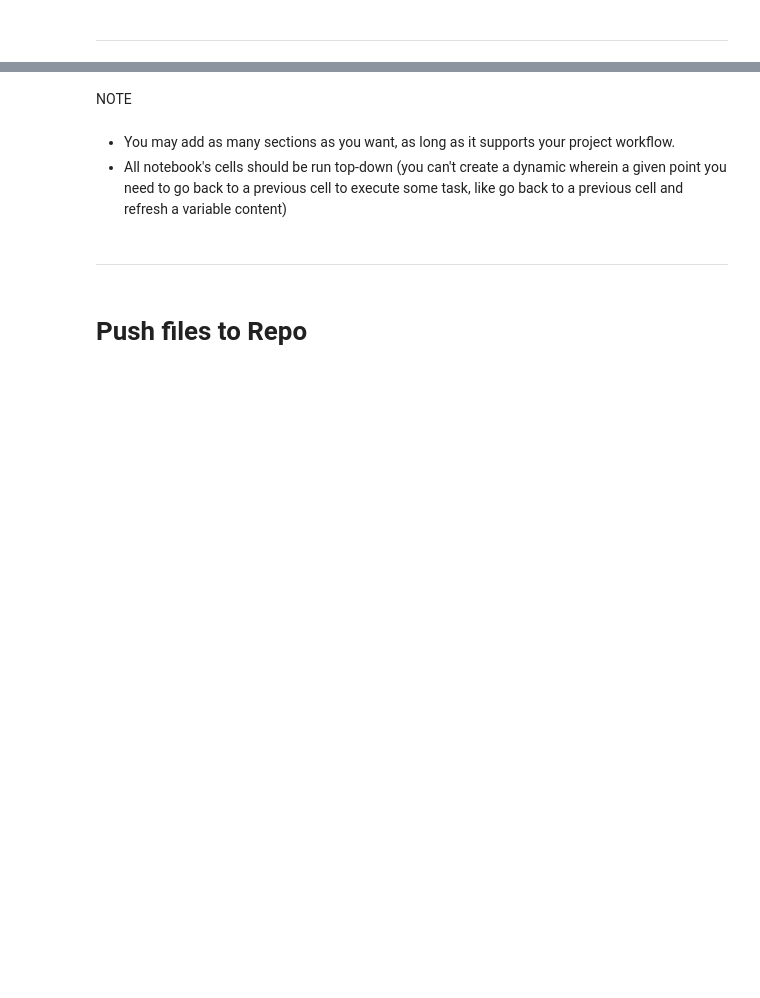
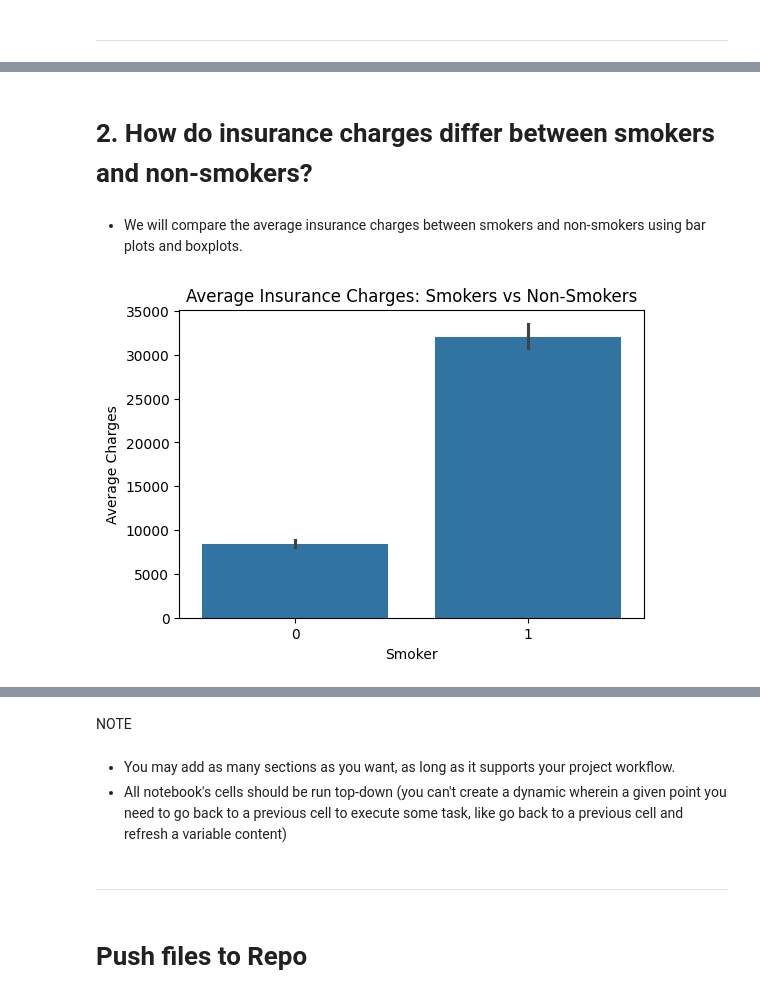
Before and after one commit to Nibrahim123/Individual-Project-1-, a Jupyter notebook: jupyter_notebooks/Notebook_Template.ipynb, the cells around one changed output, grey strips where cells are left out. Saved outputs shown, nothing was run; the diff lists cells and outputs as text; code cells hidden in the pictures; blank space fills up the shorter version.

```diff
--- a/jupyter_notebooks/Notebook_Template.ipynb
+++ b/jupyter_notebooks/Notebook_Template.ipynb
@@ -158,0 +205,14 @@ Number of duplicate rows: 0
+# %% [markdown]
+# 2. How do insurance charges differ between smokers and non-smokers?
+# %% [markdown]
+* We will compare the average insurance charges between smokers and non-smokers using bar plots and boxplots.
+# %%
+# Barplot of average charges by smoker status (Seaborn)
+plt.figure(figsize=(6,4))
+sns.barplot(x='smoker', y='charges', data=df)
+plt.title('Average Insurance Charges: Smokers vs Non-Smokers')
+plt.xlabel('Smoker')
+plt.ylabel('Average Charges')
+plt.show()
+# %% [output]
+[figure, added]
```
Also changed, not shown: parts of 16 cells of this notebook.
